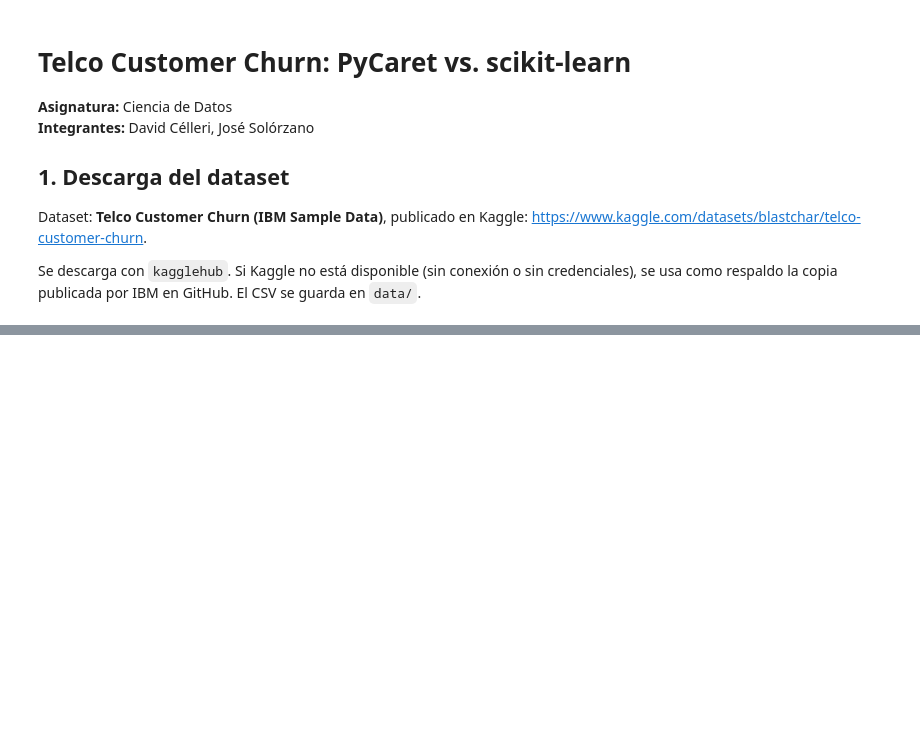
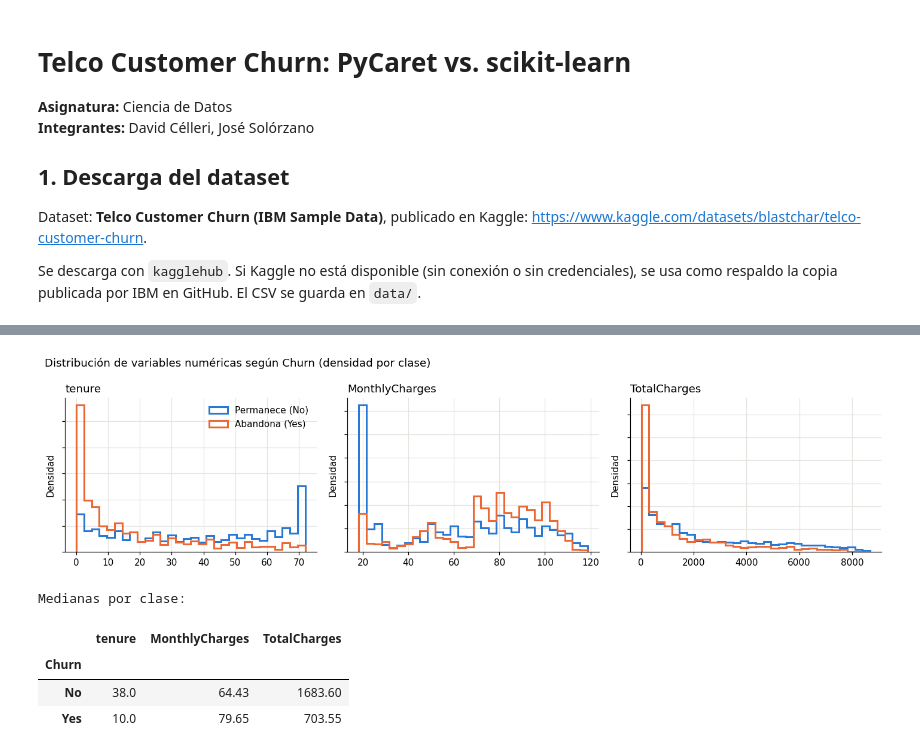
Before and after one commit to celleri-d/TrabajoPipeline3, a Jupyter notebook: pipeline_churn.ipynb, the cells around one changed output, grey strips where cells are left out. Saved outputs shown, nothing was run; the diff lists cells and outputs as text; code cells hidden in the pictures; blank space fills up the shorter version.

Commit message:
Limpieza de Datos y Análisis Base

```diff
--- a/pipeline_churn.ipynb
+++ b/pipeline_churn.ipynb
@@ -45,0 +115,6 @@ print(f"Tamaño: {CSV_PATH.stat().st_size / 1024:.1f} KB")
+# %%
+total_num = pd.to_numeric(df["TotalCharges"], errors="coerce")
+no_numericos = df[total_num.isna()]
+print(f"Valores no numéricos en TotalCharges: {len(no_numericos)}")
+print(f"Valores distintos: {no_numericos['TotalCharges'].unique().tolist()}")
+no_numericos[["customerID", "tenure", "MonthlyCharges", "TotalCharges", "Churn"]]
@@ -45,0 +181,4 @@ print(f"Tamaño: {CSV_PATH.stat().st_size / 1024:.1f} KB")
+# %%
+df_num = df.assign(TotalCharges=total_num)
+numericas = ["tenure", "MonthlyCharges", "TotalCharges"]
+df_num[numericas].describe().round(2)
@@ -45,0 +195,27 @@ print(f"Tamaño: {CSV_PATH.stat().st_size / 1024:.1f} KB")
+# %%
+fig, axes = plt.subplots(1, 3, figsize=(13, 3.4))
+for ax, col in zip(axes, numericas):
+    datos = df_num[col].dropna()
+    bins = 30
+    rango = (datos.min(), datos.max())
+    # Densidad para comparar la forma de ambas clases pese al desbalance
+    for clase, color, etiqueta in [("No", COLOR_NO, "Permanece (No)"), ("Yes", COLOR_YES, "Abandona (Yes)")]:
+        ax.hist(df_num.loc[df_num["Churn"] == clase, col].dropna(), bins=bins, range=rango,
+                density=True, histtype="step", linewidth=2, color=color, label=etiqueta)
+    ax.set_title(col, loc="left")
+    ax.set_ylabel("Densidad")
+    ax.set_yticklabels([])
+axes[0].legend(frameon=False)
+fig.suptitle("Distribución de variables numéricas según Churn (densidad por clase)", x=0.01, ha="left")
+plt.tight_layout()
+plt.show()
+
+print("Medianas por clase:")
+df_num.groupby("Churn")[numericas].median().round(2)
+# %% [output]
+[figure, added]
+Medianas por clase:
+|  | tenure | MonthlyCharges | TotalCharges |
+| Churn |  |  |  |
+| No | 38.0 | 64.43 | 1683.60 |
+| Yes | 10.0 | 79.65 | 703.55 |
```
Also changed, not shown: parts of 28 cells of this notebook, 2 other files.
